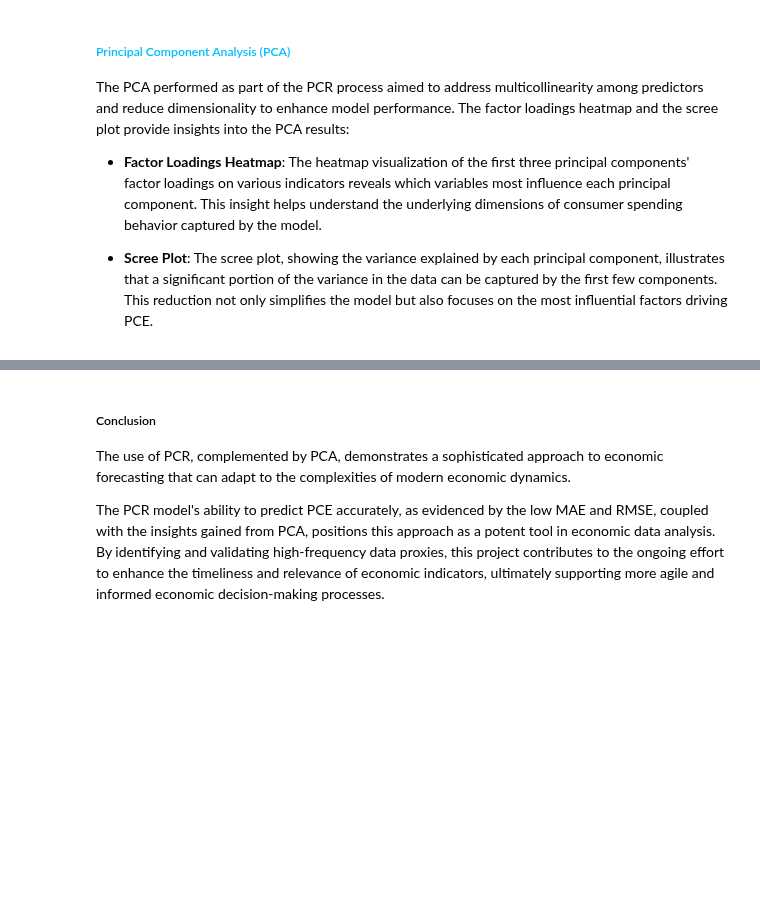
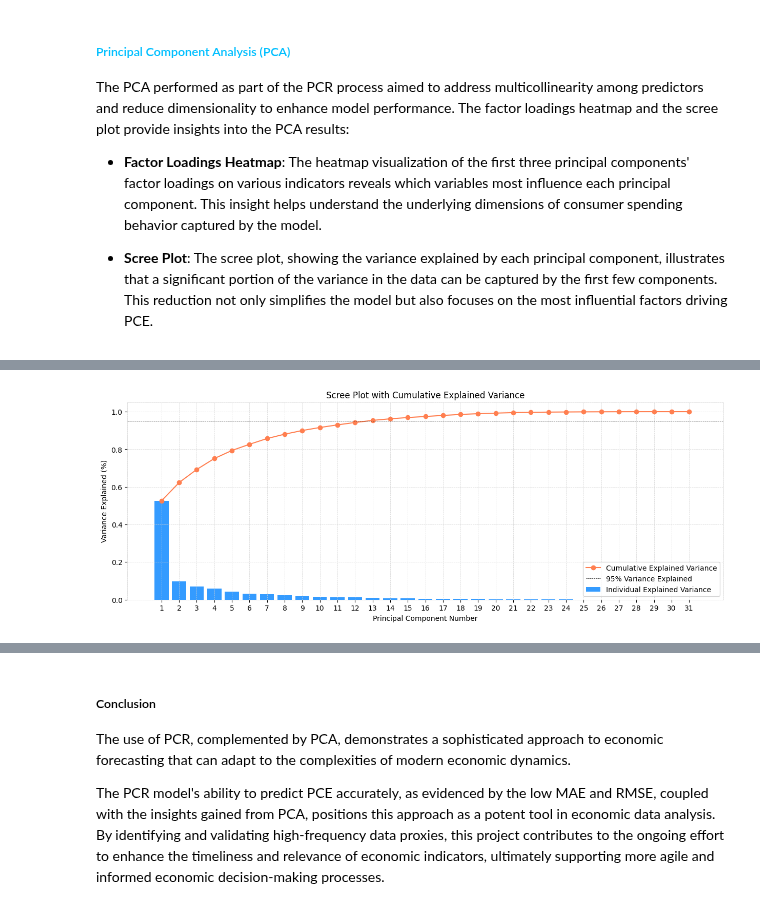
Before and after one commit to janjannagtegaal/NowCasting-M1, a Jupyter notebook: [3]M1_Analysis_for_Model_fitting.ipynb, the cells around one changed output, grey strips where cells are left out. Saved outputs shown, nothing was run; the diff lists cells and outputs as text; code cells hidden in the pictures; blank space fills up the shorter version.

```diff
--- a/[3]M1_Analysis_for_Model_fitting.ipynb
+++ b/[3]M1_Analysis_for_Model_fitting.ipynb
@@ -278 +281,7 @@ factor_loadings_df.head()
+# %%
+from visualisations.plot_skree import plot_skree
+
+plot_skree(pca)
+# %% [output]
+[figure, added]
 # %%
```
Also changed, not shown: parts of 7 cells of this notebook, 7 other files.
